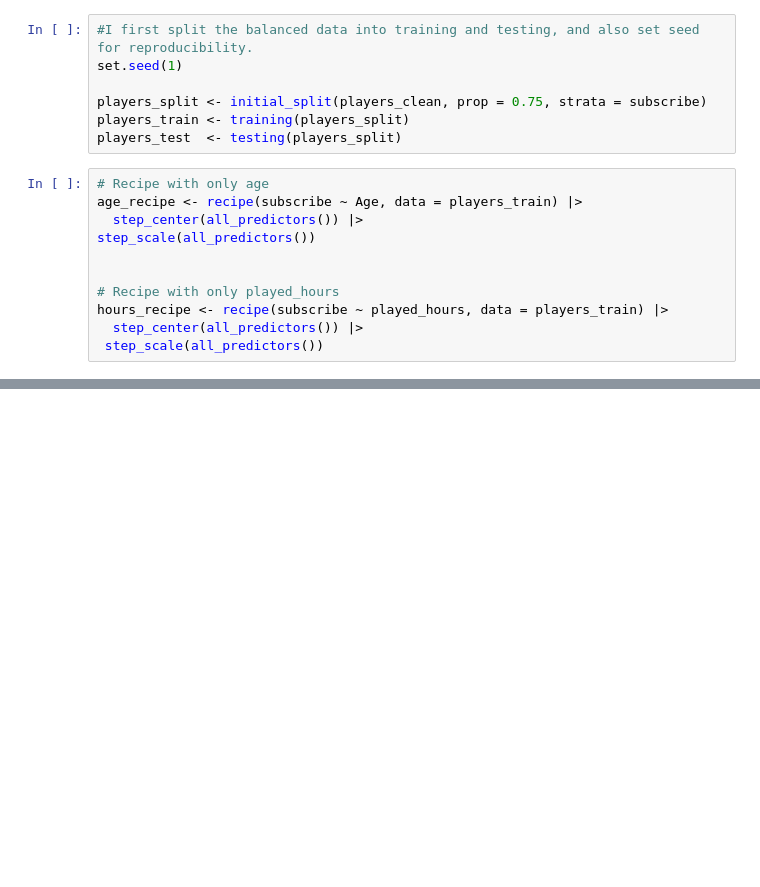
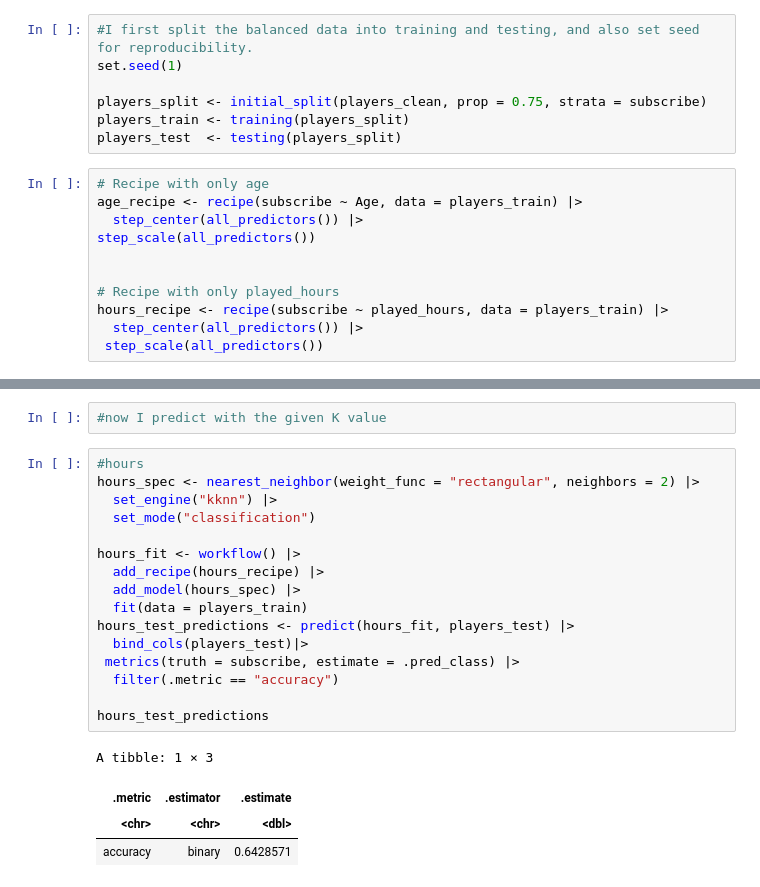
Before and after one commit to wwu0716/nick-project-, a Jupyter notebook: project_original.ipynb, the cells around one changed output, grey strips where cells are left out. Drawn from its saved outputs; the diff is of its cells as text; blank space fills up the shorter version.

```diff
--- a/project_original.ipynb
+++ b/project_original.ipynb
@@ -204,0 +254,23 @@ hours_recipe <- recipe(subscribe ~ played_hours, data = players_train) |>
+# %%
+#now I predict with the given K value
+# %%
+#hours
+hours_spec <- nearest_neighbor(weight_func = "rectangular", neighbors = 2) |>
+  set_engine("kknn") |>
+  set_mode("classification")
+
+hours_fit <- workflow() |>
+  add_recipe(hours_recipe) |>
+  add_model(hours_spec) |>
+  fit(data = players_train)
+hours_test_predictions <- predict(hours_fit, players_test) |>
+  bind_cols(players_test)|>
+ metrics(truth = subscribe, estimate = .pred_class) |>
+  filter(.metric == "accuracy")
+
+hours_test_predictions
+# %% [output]
+A tibble: 1 × 3
+| .metric | .estimator | .estimate |
+| <chr> | <chr> | <dbl> |
+| accuracy | binary | 0.6428571 |
```
Also changed, not shown: parts of 7 cells of this notebook, 1 other file.
